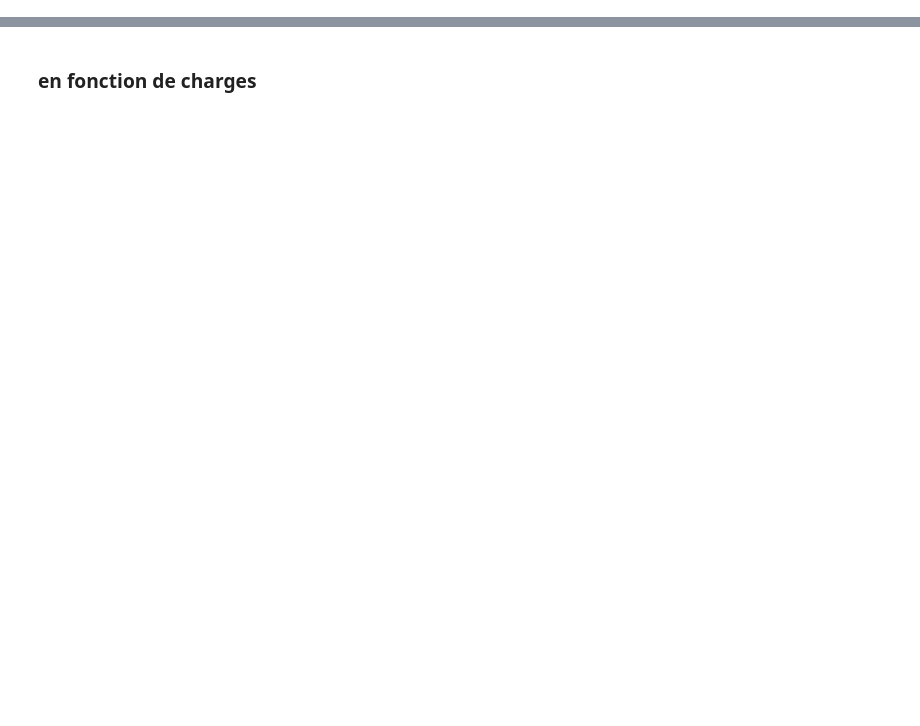
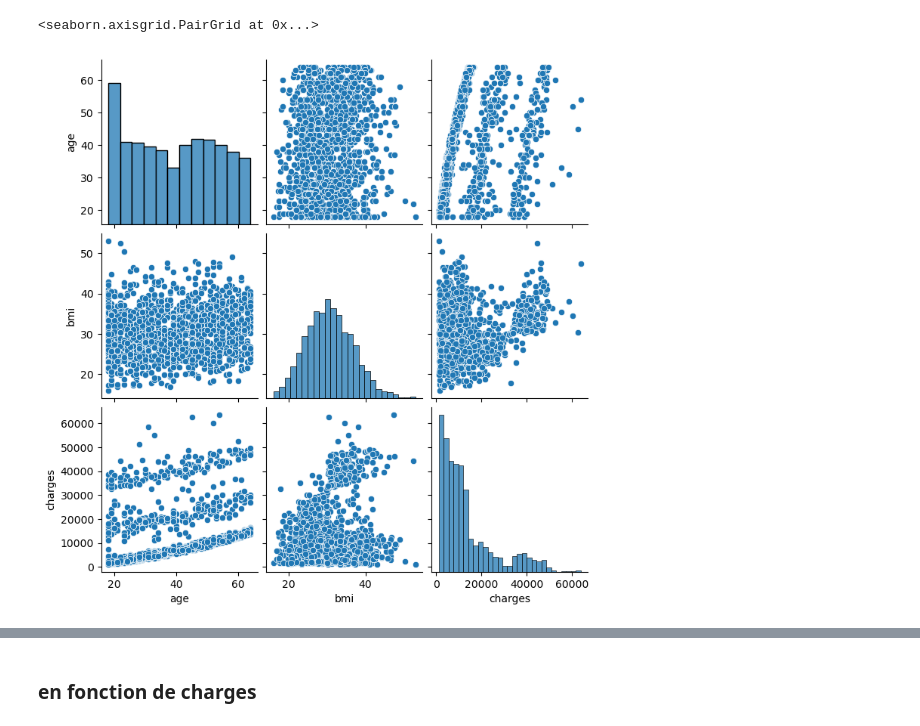
Before and after one commit to EliasMez/assurance, a Jupyter notebook: analyse.ipynb, the cells around one changed output, grey strips where cells are left out. Cells and saved outputs as stored; diff of their text form; code cells hidden in the pictures; blank space fills up the shorter version.

```diff
--- a/analyse.ipynb
+++ b/analyse.ipynb
@@ -105,0 +70,3 @@ les valeurs supérieurs à 34524.78 seront considérées comme des valeurs aberr
+# %%
+df_quantitatif= df_assurance[['age','bmi','charges']]
+df_quantitatif
@@ -105,0 +87,5 @@ les valeurs supérieurs à 34524.78 seront considérées comme des valeurs aberr
+# %%
+sns.pairplot(df_quantitatif)
+# %% [output]
+<seaborn.axisgrid.PairGrid at 0x...>
+[figure, added]
```
Also changed, not shown: parts of 124 cells of this notebook, 4 other files.
